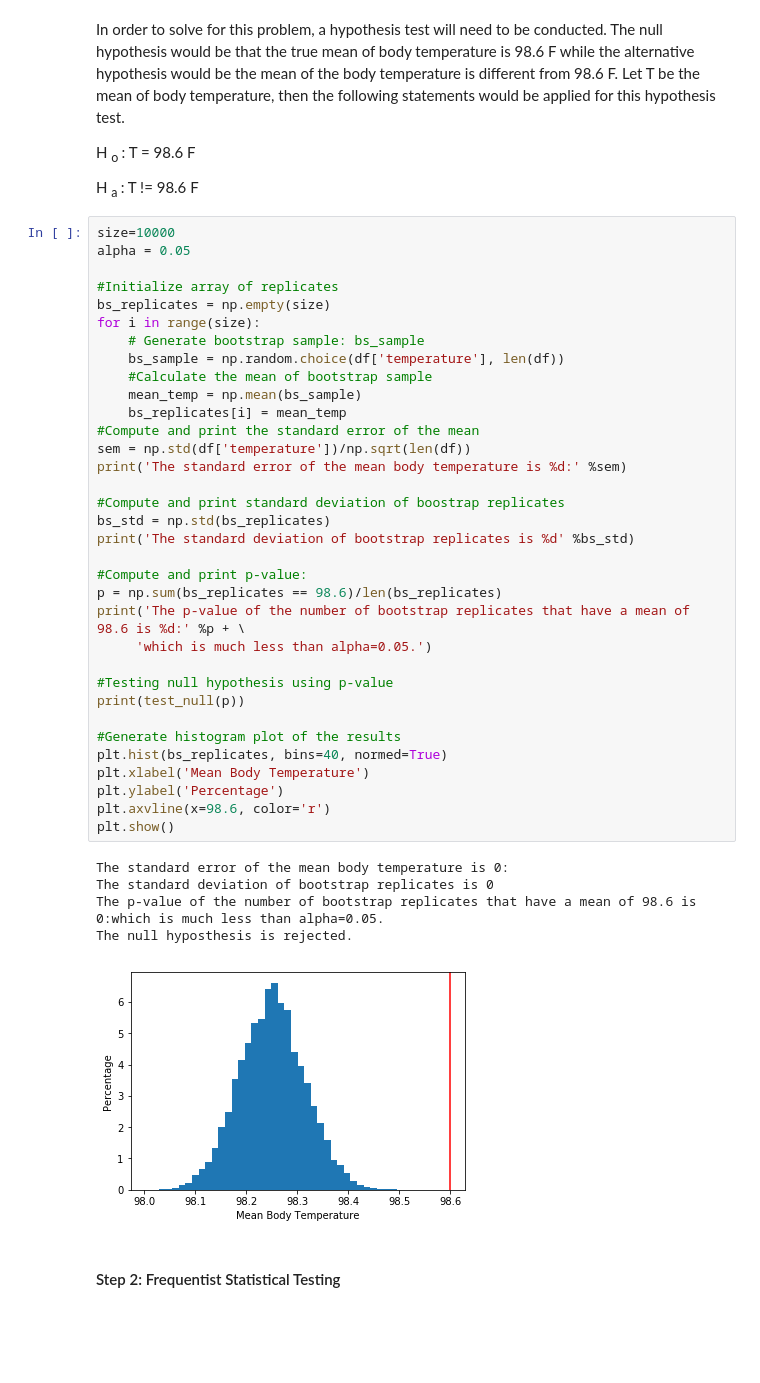
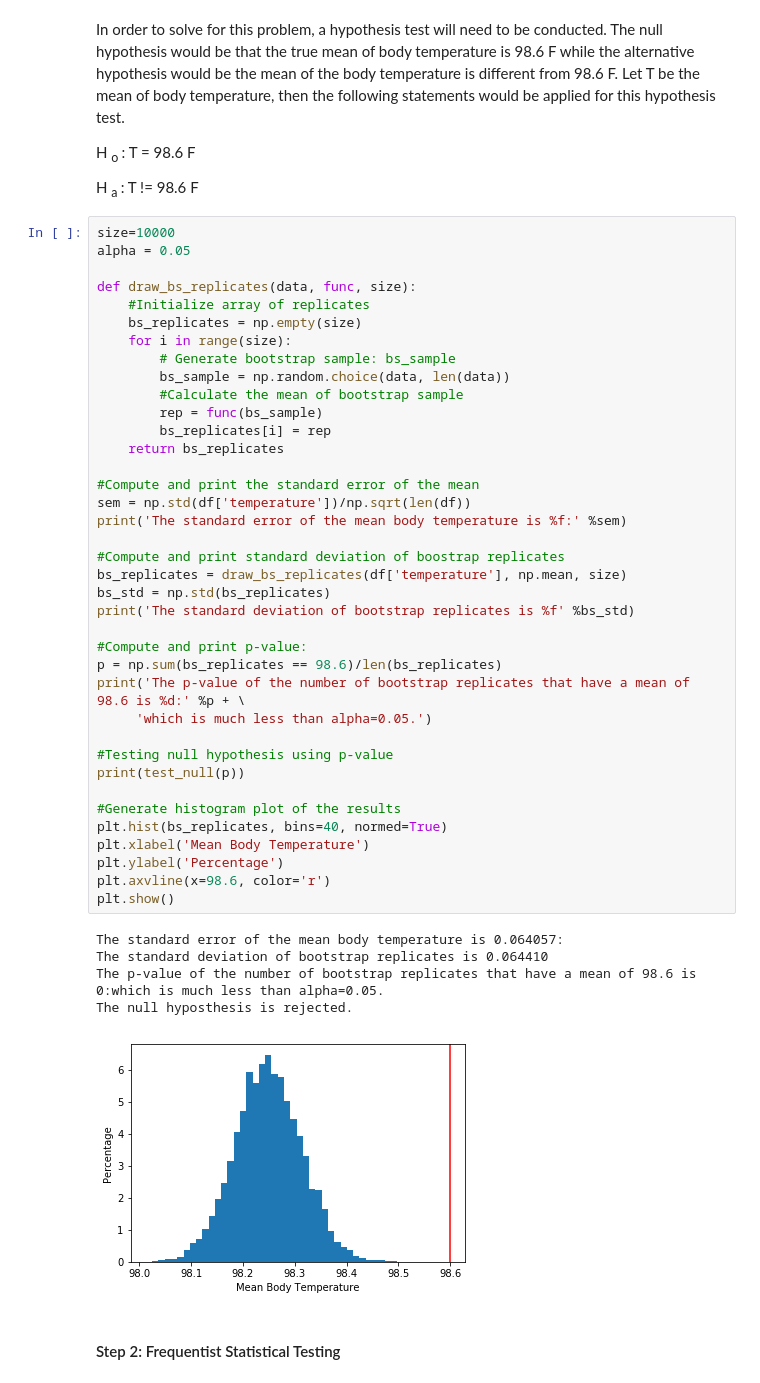
Before and after one commit to HuongIvyNguyen/springboard_datascience, a Jupyter notebook: mini_project4/sliderule_dsi_inferential_statistics_exercise_1.ipynb, the cells around one changed output. Drawn from its saved outputs; the diff is of its cells as text; blank space fills up the shorter version.

```diff
--- a/mini_project4/sliderule_dsi_inferential_statistics_exercise_1.ipynb
+++ b/mini_project4/sliderule_dsi_inferential_statistics_exercise_1.ipynb
@@ -177,43 +177,47 @@ H <sub>a </sub>: T != 98.6 F
 # %%
 size=10000
 alpha = 0.05
 
-#Initialize array of replicates
-bs_replicates = np.empty(size)
-for i in range(size):
-    # Generate bootstrap sample: bs_sample
-    bs_sample = np.random.choice(df['temperature'], len(df))
-    #Calculate the mean of bootstrap sample
-    mean_temp = np.mean(bs_sample)
-    bs_replicates[i] = mean_temp
+def draw_bs_replicates(data, func, size):
+    #Initialize array of replicates
+    bs_replicates = np.empty(size)
+    for i in range(size):
+        # Generate bootstrap sample: bs_sample
+        bs_sample = np.random.choice(data, len(data))
+        #Calculate the mean of bootstrap sample
+        rep = func(bs_sample)
+        bs_replicates[i] = rep
+    return bs_replicates
+
 #Compute and print the standard error of the mean
 sem = np.std(df['temperature'])/np.sqrt(len(df))
-print('The standard error of the mean body temperature is %d:' %sem)
+print('The standard error of the mean body temperature is %f:' %sem)
 
 #Compute and print standard deviation of boostrap replicates
+bs_replicates = draw_bs_replicates(df['temperature'], np.mean, size)
 bs_std = np.std(bs_replicates)
-print('The standard deviation of bootstrap replicates is %d' %bs_std)
+print('The standard deviation of bootstrap replicates is %f' %bs_std)
 
 #Compute and print p-value:
 p = np.sum(bs_replicates == 98.6)/len(bs_replicates)
 print('The p-value of the number of bootstrap replicates that have a mean of 98.6 is %d:' %p + \
      'which is much less than alpha=0.05.')
 
 #Testing null hypothesis using p-value
 print(test_null(p))
 
 #Generate histogram plot of the results
 plt.hist(bs_replicates, bins=40, normed=True)
 plt.xlabel('Mean Body Temperature')
 plt.ylabel('Percentage')
 plt.axvline(x=98.6, color='r')
 plt.show()
 # %% [output]
-The standard error of the mean body temperature is 0:
-The standard deviation of bootstrap replicates is 0
+The standard error of the mean body temperature is 0.064057:
+The standard deviation of bootstrap replicates is 0.064410
 The p-value of the number of bootstrap replicates that have a mean of 98.6 is 0:which is much less than alpha=0.05.
 The null hyposthesis is rejected.
-[figure, old version]
+[figure, new version]
 # %% [markdown]
 #### Step 2: Frequentist Statistical Testing
 # %% [markdown]
```
Also changed, not shown: parts of 11 cells of this notebook.
